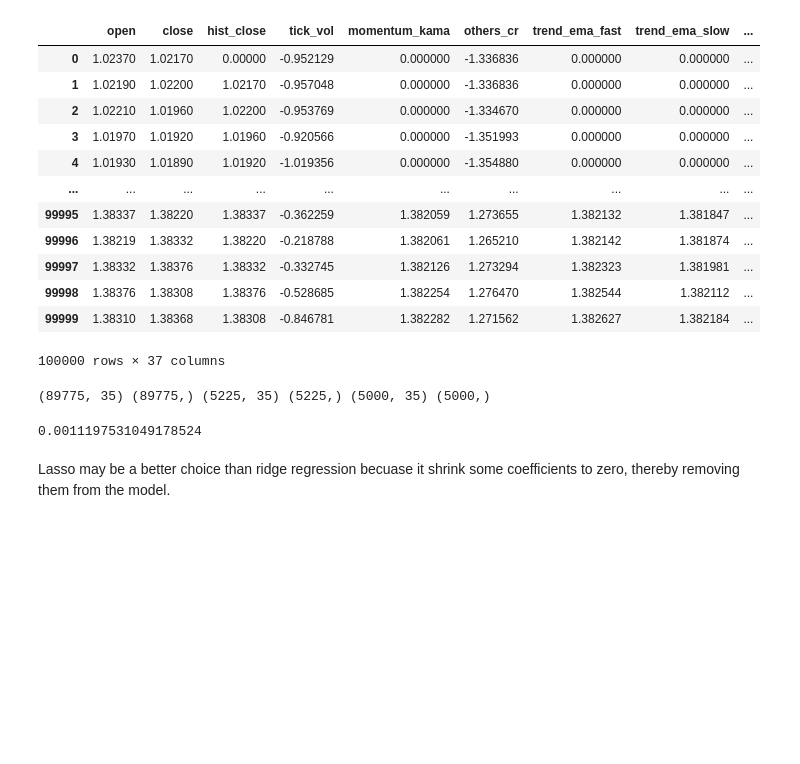
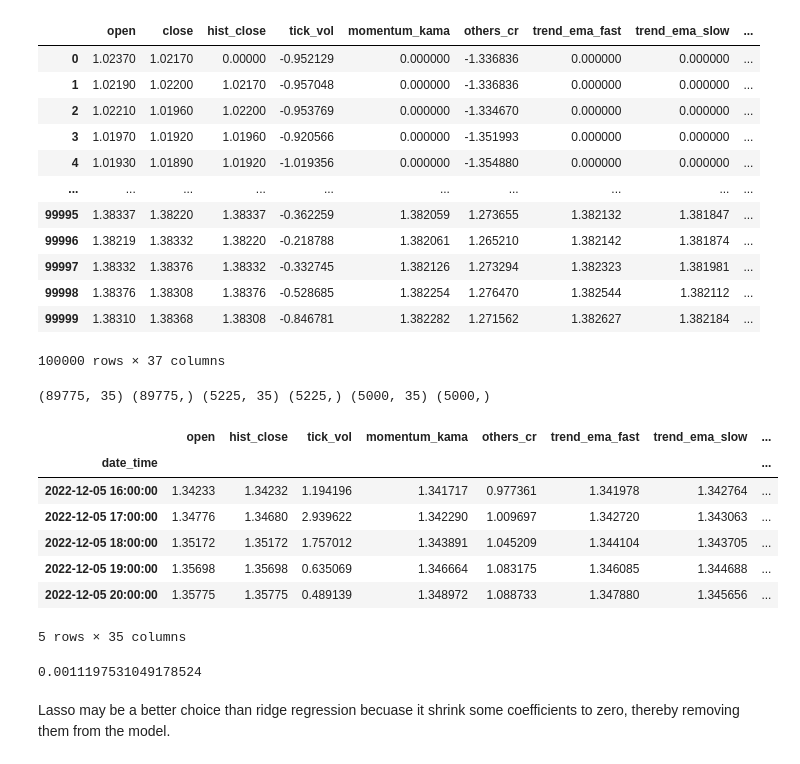
Before and after one commit to asoyewole/Prediction-of-Intraday-Hourly-Closing-Price---USD-CAD, a Jupyter notebook: modeling.ipynb, the cells around one changed output. Drawn from its saved outputs; the diff is of its cells as text; code cells hidden in the pictures; blank space fills up the shorter version.

```diff
--- a/modeling.ipynb
+++ b/modeling.ipynb
@@ -57,6 +57,17 @@ print(x_train.shape, y_train.shape, x_val.shape,
     y_val.shape, x_test.shape, y_test.shape)
 # %% [output]
 (89775, 35) (89775,) (5225, 35) (5225,) (5000, 35) (5000,)
+# %%
+x_val.head()
+# %% [output]
+|  | open | hist_close | tick_vol | momentum_kama | others_cr | trend_ema_fast | trend_ema_slow | ... |
+| date_time |  |  |  |  |  |  |  | ... |
+| 2022-12-05 16:00:00 | 1.34233 | 1.34232 | 1.194196 | 1.341717 | 0.977361 | 1.341978 | 1.342764 | ... |
+| 2022-12-05 17:00:00 | 1.34776 | 1.34680 | 2.939622 | 1.342290 | 1.009697 | 1.342720 | 1.343063 | ... |
+| 2022-12-05 18:00:00 | 1.35172 | 1.35172 | 1.757012 | 1.343891 | 1.045209 | 1.344104 | 1.343705 | ... |
+| 2022-12-05 19:00:00 | 1.35698 | 1.35698 | 0.635069 | 1.346664 | 1.083175 | 1.346085 | 1.344688 | ... |
+| 2022-12-05 20:00:00 | 1.35775 | 1.35775 | 0.489139 | 1.348972 | 1.088733 | 1.347880 | 1.345656 | ... |
+5 rows × 35 columns
 # %%
 def bic_scorer(estimator, X, y):
     y_pred = estimator.predict(X)
```
Also changed, not shown: parts of 3 cells of this notebook, 10 other files.
